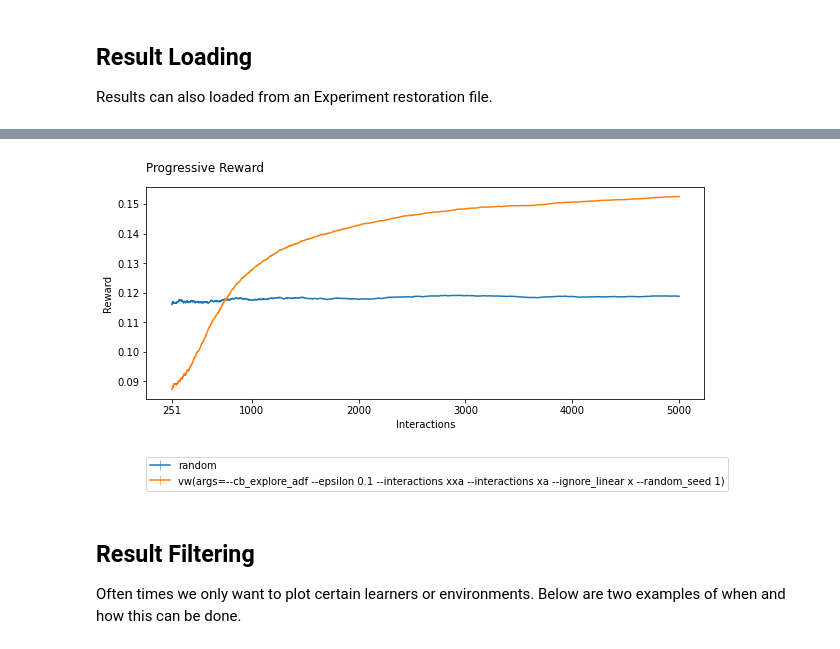
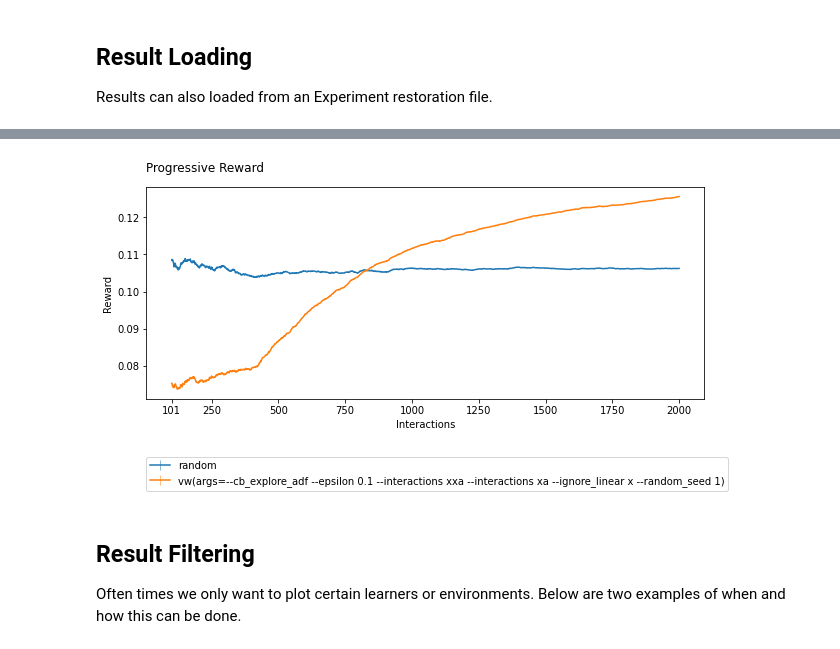
Before and after one commit to VowpalWabbit/coba, a Jupyter notebook: examples/notebooks/Results.ipynb, the cells around one changed output, grey strips where cells are left out. Cells and saved outputs as stored; diff of their text form; code cells hidden in the pictures.

```diff
--- a/examples/notebooks/Results.ipynb
+++ b/examples/notebooks/Results.ipynb
@@ -71,10 +71,12 @@ result.plot_learners(xlim=(200,300), span=40, err='se')
 Results can also loaded from an Experiment restoration file.
 # %%
 from coba.environments import Environments
-from coba.learners     import RandomLearner, VowpalLearner
+from coba.learners     import RandomLearner, VowpalEpsilonLearner
 from coba.experiments  import Experiment, Result
 
-Experiment(Environments.from_debug().shuffle([1,2,3]),[RandomLearner(), VowpalLearner(epsilon=0.1)]).evaluate('results.log')
+env = Environments.from_linear_synthetic(2000).shuffle([1,2,3])
+lrn = [RandomLearner(), VowpalEpsilonLearner(epsilon=0.1)]
 
+Experiment(env,lrn).evaluate('results.log')
 Result.from_file('results.log').plot_learners()
 # %% [output]
@@ -97,4 +83,4 @@ Result.from_file('results.log').plot_learners()
-[figure, old version]
+[figure, new version]
 # %% [markdown]
 ## Result Filtering
 
```
Also changed, not shown: parts of 9 cells of this notebook, 7 other files.
